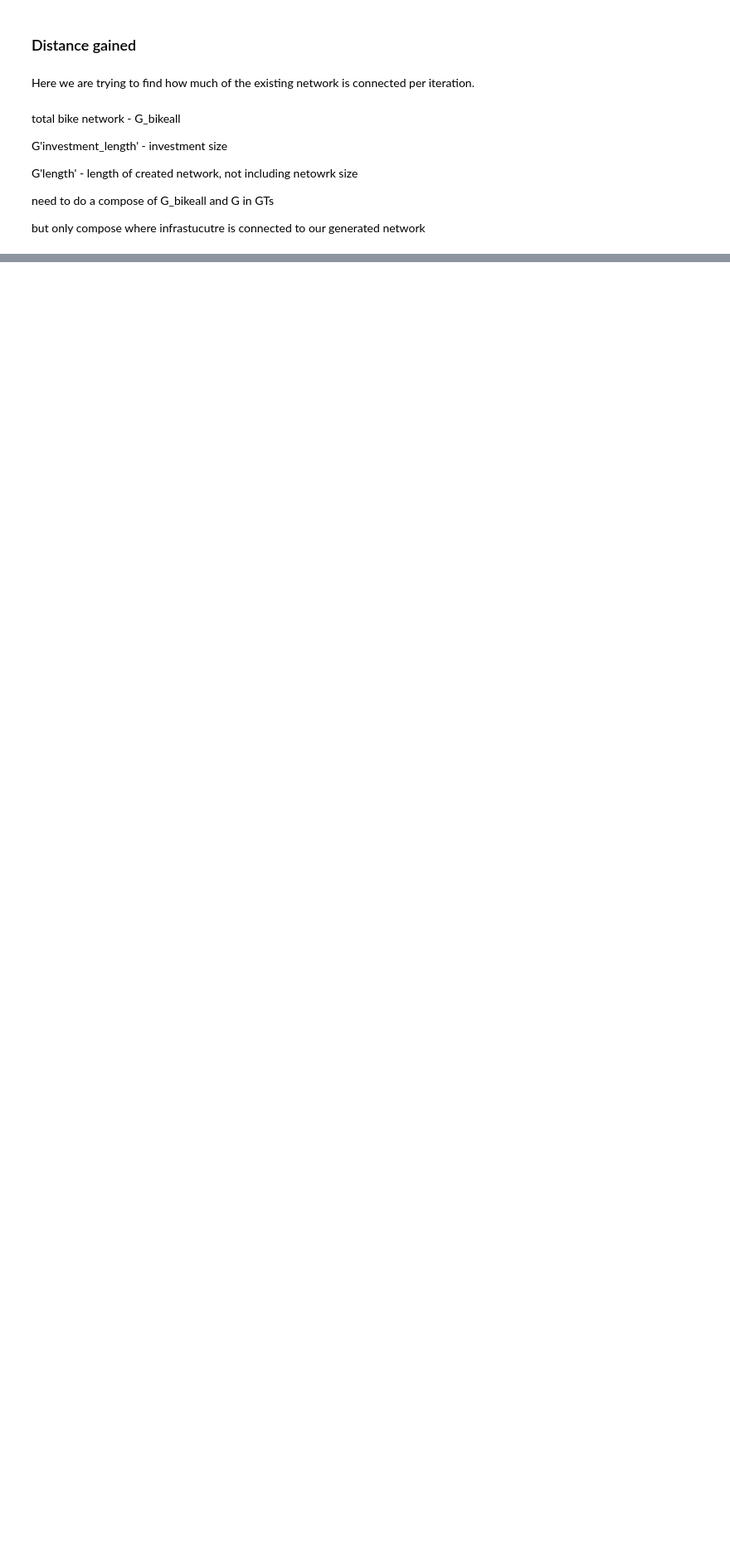
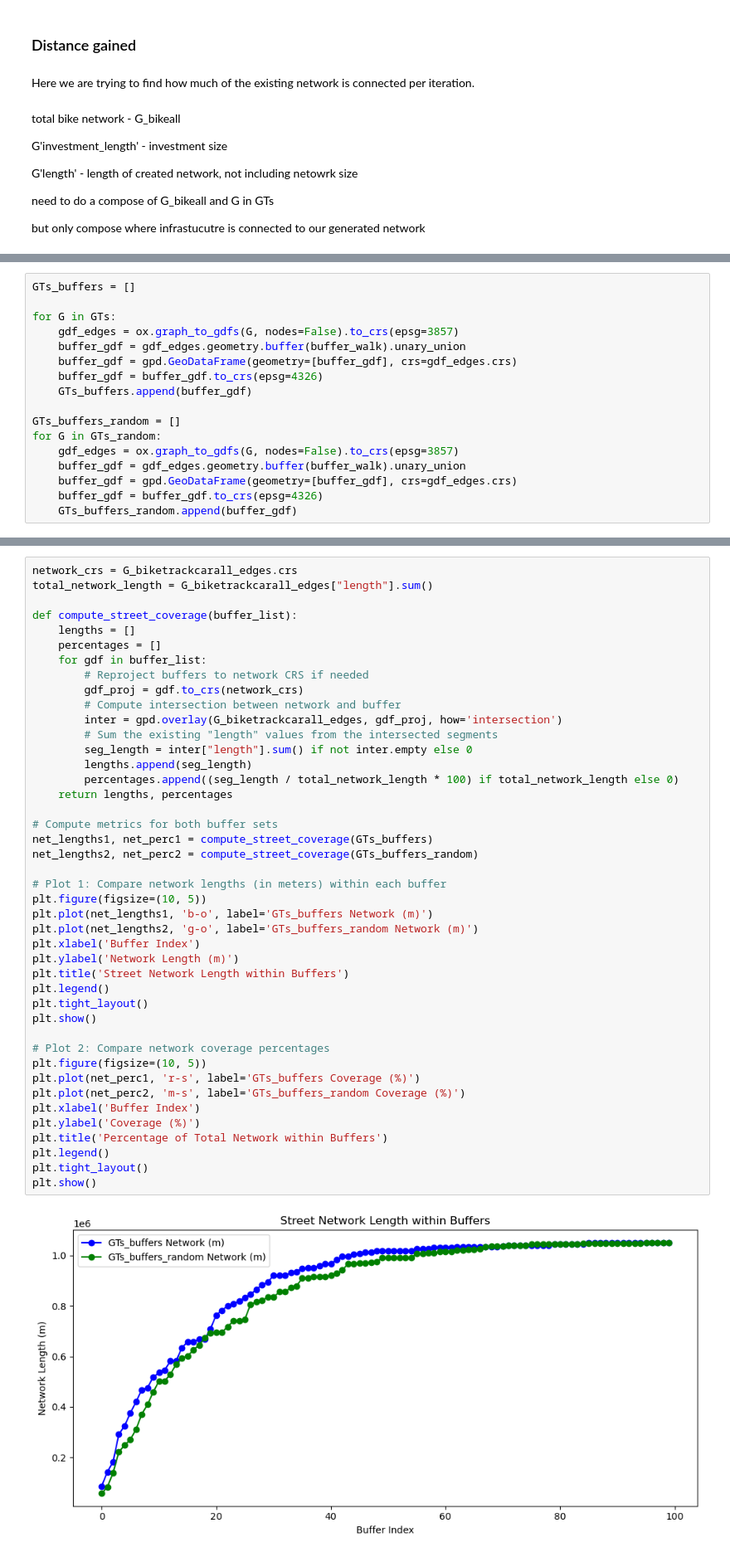
Before and after one commit to Froguin99/bikenwgrowth-with-LTNs, a Jupyter notebook: code/04b_analyze_results.ipynb, the cells around one changed output, grey strips where cells are left out. Shown at 83% size. Cells and saved outputs as stored; diff of their text form; blank space fills up the shorter version.

Commit message:
Added coverage buffers

```diff
--- a/code/04b_analyze_results.ipynb
+++ b/code/04b_analyze_results.ipynb
@@ -590,0 +702,17 @@ Coverage
+# %%
+GTs_buffers = []
+
+for G in GTs:
+    gdf_edges = ox.graph_to_gdfs(G, nodes=False).to_crs(epsg=3857)
+    buffer_gdf = gdf_edges.geometry.buffer(buffer_walk).unary_union
+    buffer_gdf = gpd.GeoDataFrame(geometry=[buffer_gdf], crs=gdf_edges.crs)
+    buffer_gdf = buffer_gdf.to_crs(epsg=4326)
+    GTs_buffers.append(buffer_gdf)
+
+GTs_buffers_random = []
+for G in GTs_random:
+    gdf_edges = ox.graph_to_gdfs(G, nodes=False).to_crs(epsg=3857)
+    buffer_gdf = gdf_edges.geometry.buffer(buffer_walk).unary_union
+    buffer_gdf = gpd.GeoDataFrame(geometry=[buffer_gdf], crs=gdf_edges.crs)
+    buffer_gdf = buffer_gdf.to_crs(epsg=4326)
+    GTs_buffers_random.append(buffer_gdf)
@@ -590,0 +765,45 @@ Coverage
+# %%
+network_crs = G_biketrackcarall_edges.crs
+total_network_length = G_biketrackcarall_edges["length"].sum()
+
+def compute_street_coverage(buffer_list):
+    lengths = []
+    percentages = []
+    for gdf in buffer_list:
+        # Reproject buffers to network CRS if needed
+        gdf_proj = gdf.to_crs(network_crs)
+        # Compute intersection between network and buffer
+        inter = gpd.overlay(G_biketrackcarall_edges, gdf_proj, how='intersection')
+        # Sum the existing "length" values from the intersected segments
+        seg_length = inter["length"].sum() if not inter.empty else 0
+        lengths.append(seg_length)
+        percentages.append((seg_length / total_network_length * 100) if total_network_length else 0)
+    return lengths, percentages
+
+# Compute metrics for both buffer sets
+net_lengths1, net_perc1 = compute_street_coverage(GTs_buffers)
+net_lengths2, net_perc2 = compute_street_coverage(GTs_buffers_random)
+
+# Plot 1: Compare network lengths (in meters) within each buffer
+plt.figure(figsize=(10, 5))
+plt.plot(net_lengths1, 'b-o', label='GTs_buffers Network (m)')
+plt.plot(net_lengths2, 'g-o', label='GTs_buffers_random Network (m)')
+plt.xlabel('Buffer Index')
+plt.ylabel('Network Length (m)')
+plt.title('Street Network Length within Buffers')
+plt.legend()
+plt.tight_layout()
+plt.show()
+
+# Plot 2: Compare network coverage percentages
+plt.figure(figsize=(10, 5))
+plt.plot(net_perc1, 'r-s', label='GTs_buffers Coverage (%)')
+plt.plot(net_perc2, 'm-s', label='GTs_buffers_random Coverage (%)')
+plt.xlabel('Buffer Index')
+plt.ylabel('Coverage (%)')
+plt.title('Percentage of Total Network within Buffers')
+plt.legend()
+plt.tight_layout()
+plt.show()
+# %% [output]
+[figure, added]
```
Also changed, not shown: parts of 78 cells of this notebook.
